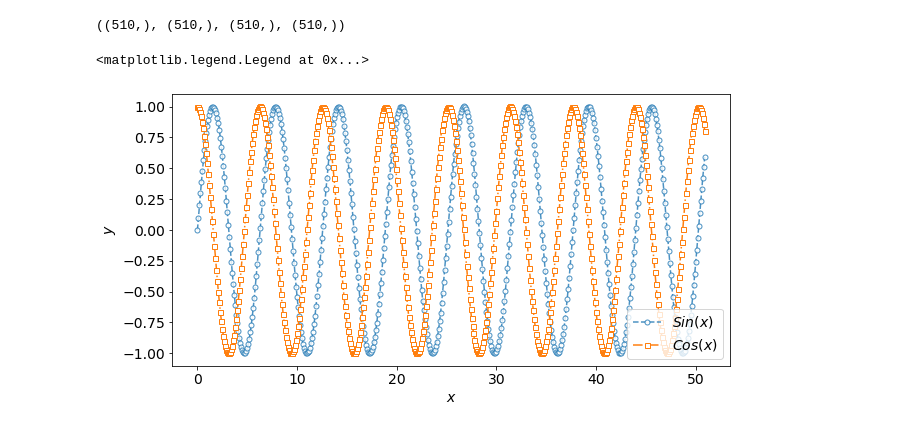
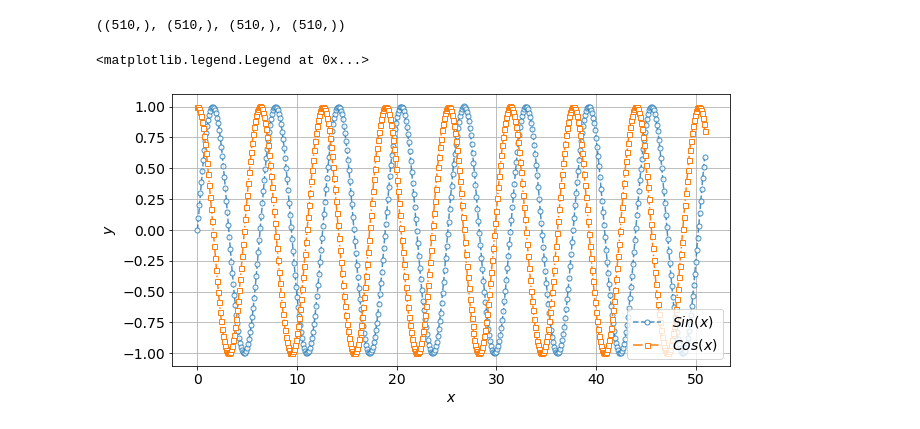
Before and after one commit to DavoodSZ1993/Python_Tutorial, a Jupyter notebook: 1_matplotlib_plots.ipynb, the cells around one changed output. Saved outputs shown, nothing was run; the diff lists cells and outputs as text; code cells hidden in the pictures.

```diff
--- a/1_matplotlib_plots.ipynb
+++ b/1_matplotlib_plots.ipynb
@@ -23,15 +23,16 @@ x.shape, y1.shape, y2.shape, noise.shape
 # %%
 # Plots
 figure = plt.figure(1, figsize=(10,5))   # 10 x 5 inches
 plt.plot(x, y1, marker='o', markersize=5, mfc='white',
          linestyle='--', alpha=0.8);
 plt.plot(x, y2, marker='s', markersize=5, mfc='white',
          linestyle='-.');
 
+plt.grid()
 axes = plt.gca()
 axes.set_xlabel('$x$')
 axes.set_ylabel('$y$')
 axes.legend(['$Sin(x)$', '$Cos(x)$'], loc='lower right')
 # %% [output]
 <matplotlib.legend.Legend at 0x...>
-[figure, old version]
+[figure, new version]
```
Also changed, not shown: parts of 2 cells of this notebook.
